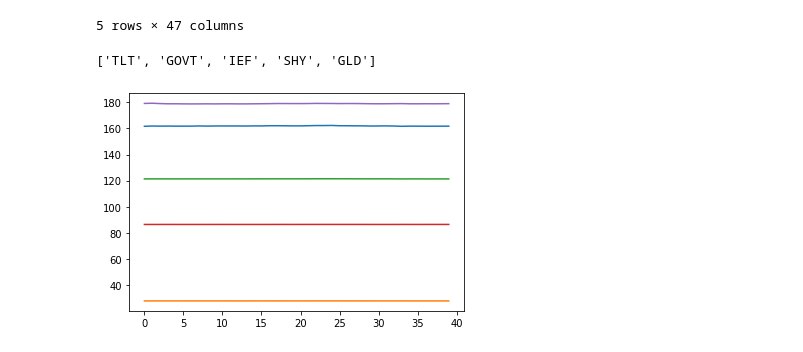
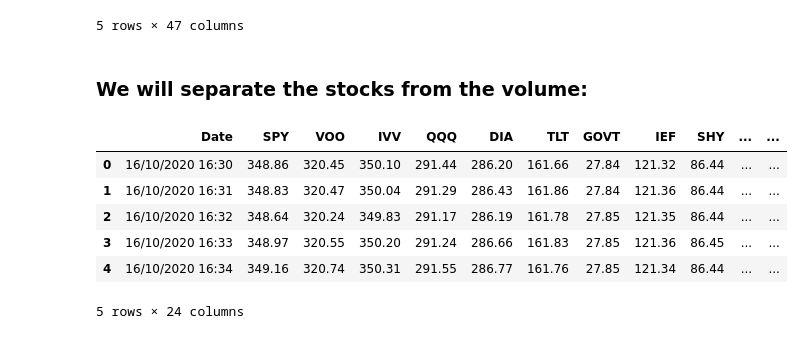
Before and after one commit to Arseni1919/ND_sandbox, a Jupyter notebook: Data Analisys.ipynb, the cells around one changed output. Cells and saved outputs as stored; diff of their text form; code cells hidden in the pictures.

```diff
--- a/Data Analisys.ipynb
+++ b/Data Analisys.ipynb
@@ -19,14 +33,22 @@ data.head()
 | 3 | 16/10/2020 16:33 | 348.97 | 2365141.0 | 320.55 | 107221.0 | 350.20 | 114778.0 | 291.24 | 2177064.0 | 286.66 | ... |
 | 4 | 16/10/2020 16:34 | 349.16 | 2829262.0 | 320.74 | 111316.0 | 350.31 | 130981.0 | 291.55 | 2314285.0 | 286.77 | ... |
 5 rows × 47 columns
+# %% [markdown]
+### We will separate the stocks from the volume:
 # %%
 list_of_graphs = []
-for k in data.keys()[10:20]:
-    if not any(x in k for x in ['Volume', 'Date']):
-#     if k not in ['Volume', 'Date']:
+for k in data.keys():
+    if 'Volume' not in k:
         list_of_graphs.append(k)
-        plt.plot(data[k][:40])
-print(list_of_graphs)
+# list_of_graphs = list_of_graphs[1:]
+list_of_graphs
+df_stocks = data[list_of_graphs]
+df_stocks.head()
 # %% [output]
+|  | Date | SPY | VOO | IVV | QQQ | DIA | TLT | GOVT | IEF | SHY | ... | ... |
+| 0 | 16/10/2020 16:30 | 348.86 | 320.45 | 350.10 | 291.44 | 286.20 | 161.66 | 27.84 | 121.32 | 86.44 | ... | ... |
+| 1 | 16/10/2020 16:31 | 348.83 | 320.47 | 350.04 | 291.29 | 286.43 | 161.86 | 27.84 | 121.36 | 86.44 | ... | ... |
+| 2 | 16/10/2020 16:32 | 348.64 | 320.24 | 349.83 | 291.17 | 286.19 | 161.78 | 27.85 | 121.35 | 86.44 | ... | ... |
+| 3 | 16/10/2020 16:33 | 348.97 | 320.55 | 350.20 | 291.24 | 286.66 | 161.83 | 27.85 | 121.36 | 86.45 | ... | ... |
+| 4 | 16/10/2020 16:34 | 349.16 | 320.74 | 350.31 | 291.55 | 286.77 | 161.76 | 27.85 | 121.34 | 86.44 | ... | ... |
-['TLT', 'GOVT', 'IEF', 'SHY', 'GLD']
+5 rows × 24 columns
-[figure, removed]
```
Also changed, not shown: parts of 14 cells of this notebook, 1 other file.
